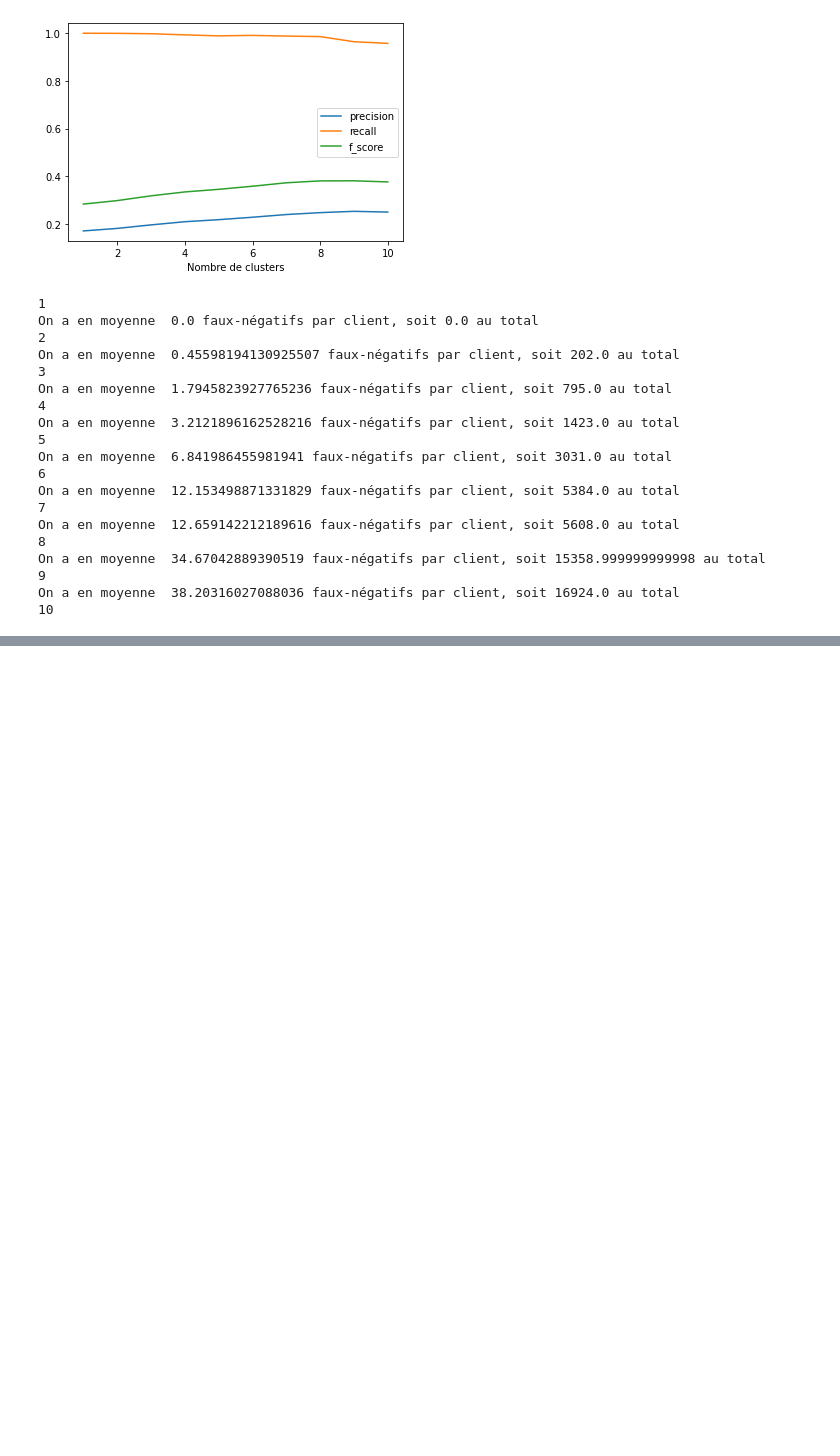
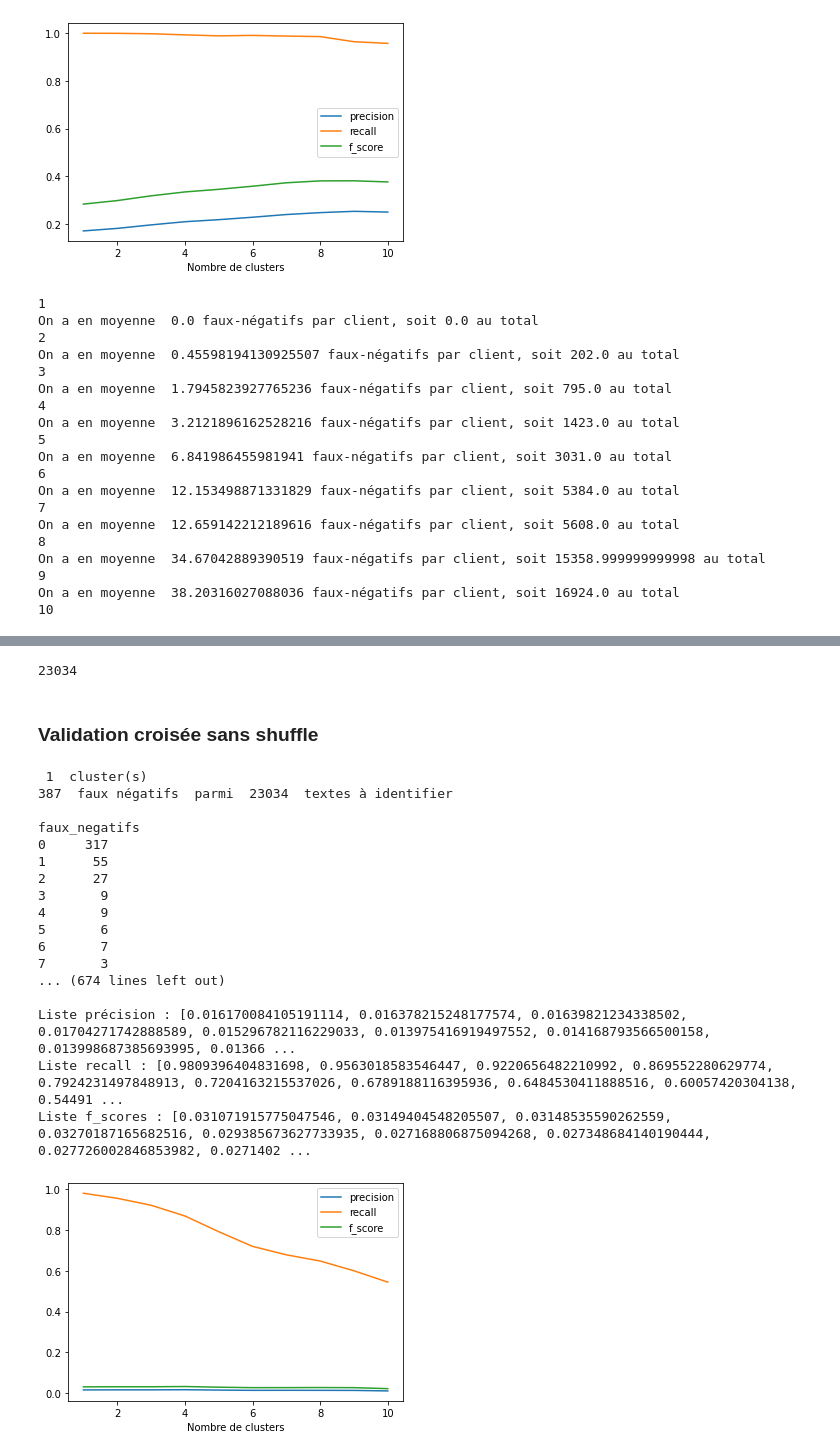
Before and after one commit to remi-vidal/StatApp, a Jupyter notebook: notebooks/validation_croisee.ipynb, the cells around one changed output, grey strips where cells are left out. Saved outputs shown, nothing was run; the diff lists cells and outputs as text; code cells hidden in the pictures; blank space fills up the shorter version.

Commit message:
valid crois txt moins fréquents

```diff
--- a/notebooks/validation_croisee.ipynb
+++ b/notebooks/validation_croisee.ipynb
@@ -151,0 +147,3 @@ liste scores : [1, 2, 3]
+# %%
+txt_client = txt_client.loc[txt_client["txt_version_surrogate_uuid"].isin(liste_texte_non)]
+txt_client
@@ -151,0 +164,27 @@ liste scores : [1, 2, 3]
+# %%
+len(txt_client[txt_client["txt_node_id"].isin(df.index)]["txt_version_surrogate_uuid"])
+# %% [output]
+23034
+# %% [markdown]
+### Validation croisée sans shuffle
+# %%
+cross_validation(df, txt_client, n_clusters=range(1,11), K=10, shuffle=False)
+# %% [output]
+ 1  cluster(s)
+387  faux négatifs  parmi  23034  textes à identifier
+
+faux_negatifs
+0     317
+1      55
+2      27
+3       9
+4       9
+5       6
+6       7
+7       3
+... (674 lines left out)
+
+Liste précision : [0.016170084105191114, 0.016378215248177574, 0.01639821234338502, 0.01704271742888589, 0.015296782116229033, 0.013975416919497552, 0.014168793566500158, 0.013998687385693995, 0.01366 ...
+Liste recall : [0.9809396404831698, 0.9563018583546447, 0.9220656482210992, 0.869552280629774, 0.7924231497848913, 0.7204163215537026, 0.6789188116395936, 0.6484530411888516, 0.60057420304138, 0.54491 ...
+Liste f_scores : [0.031071915775047546, 0.03149404548205507, 0.03148535590262559, 0.03270187165682516, 0.029385673627733935, 0.027168806875094268, 0.027348684140190444, 0.027726002846853982, 0.0271402 ...
+[figure, added]
```
Also changed, not shown: parts of 8 cells of this notebook, 1 other file.
